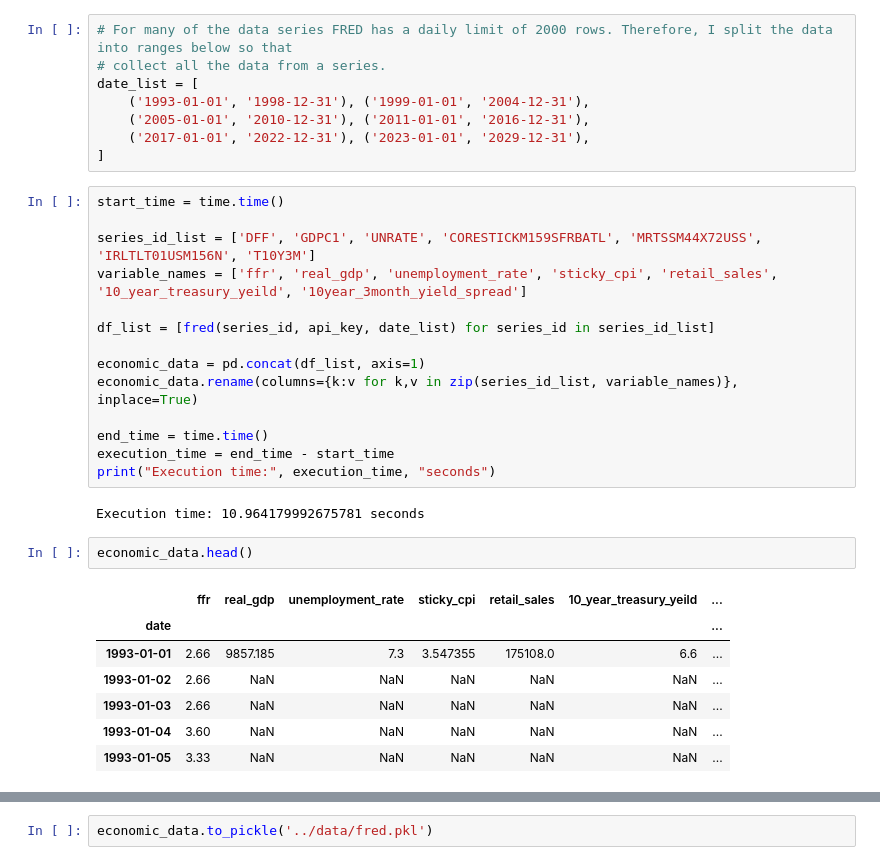
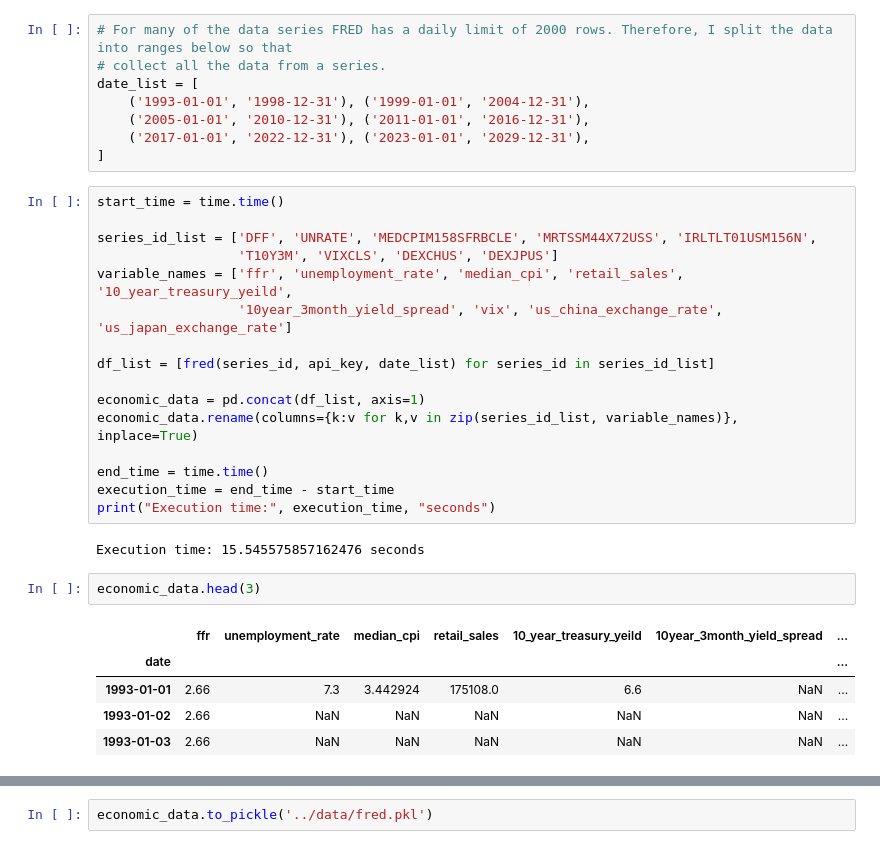
Before and after one commit to MasoodDastan/fomc, a Jupyter notebook: notebooks/01-FRED.ipynb, the cells around one changed output, grey strips where cells are left out. Saved outputs shown, nothing was run; the diff lists cells and outputs as text.

```diff
--- a/notebooks/01-FRED.ipynb
+++ b/notebooks/01-FRED.ipynb
@@ -73,8 +73,10 @@ date_list = [
 # %%
 start_time = time.time()
 
-series_id_list = ['DFF', 'GDPC1', 'UNRATE', 'CORESTICKM159SFRBATL', 'MRTSSM44X72USS', 'IRLTLT01USM156N', 'T10Y3M']
-variable_names = ['ffr', 'real_gdp', 'unemployment_rate', 'sticky_cpi', 'retail_sales', '10_year_treasury_yeild', '10year_3month_yield_spread']
+series_id_list = ['DFF', 'UNRATE', 'MEDCPIM158SFRBCLE', 'MRTSSM44X72USS', 'IRLTLT01USM156N',
+                  'T10Y3M', 'VIXCLS', 'DEXCHUS', 'DEXJPUS']
+variable_names = ['ffr', 'unemployment_rate', 'median_cpi', 'retail_sales', '10_year_treasury_yeild',
+                  '10year_3month_yield_spread', 'vix', 'us_china_exchange_rate', 'us_japan_exchange_rate']
 
 df_list = [fred(series_id, api_key, date_list) for series_id in series_id_list]
 
@@ -85,14 +87,12 @@ end_time = time.time()
 execution_time = end_time - start_time
 print("Execution time:", execution_time, "seconds")
 # %% [output]
-Execution time: 10.964179992675781 seconds
+Execution time: 15.545575857162476 seconds
 # %%
-economic_data.head()
+economic_data.head(3)
 # %% [output]
-|  | ffr | real_gdp | unemployment_rate | sticky_cpi | retail_sales | 10_year_treasury_yeild | ... |
+|  | ffr | unemployment_rate | median_cpi | retail_sales | 10_year_treasury_yeild | 10year_3month_yield_spread | ... |
 | date |  |  |  |  |  |  | ... |
-| 1993-01-01 | 2.66 | 9857.185 | 7.3 | 3.547355 | 175108.0 | 6.6 | ... |
+| 1993-01-01 | 2.66 | 7.3 | 3.442924 | 175108.0 | 6.6 | NaN | ... |
 | 1993-01-02 | 2.66 | NaN | NaN | NaN | NaN | NaN | ... |
 | 1993-01-03 | 2.66 | NaN | NaN | NaN | NaN | NaN | ... |
-| 1993-01-04 | 3.60 | NaN | NaN | NaN | NaN | NaN | ... |
-| 1993-01-05 | 3.33 | NaN | NaN | NaN | NaN | NaN | ... |
```
Also changed, not shown: parts of 6 cells of this notebook, 4 other files.
